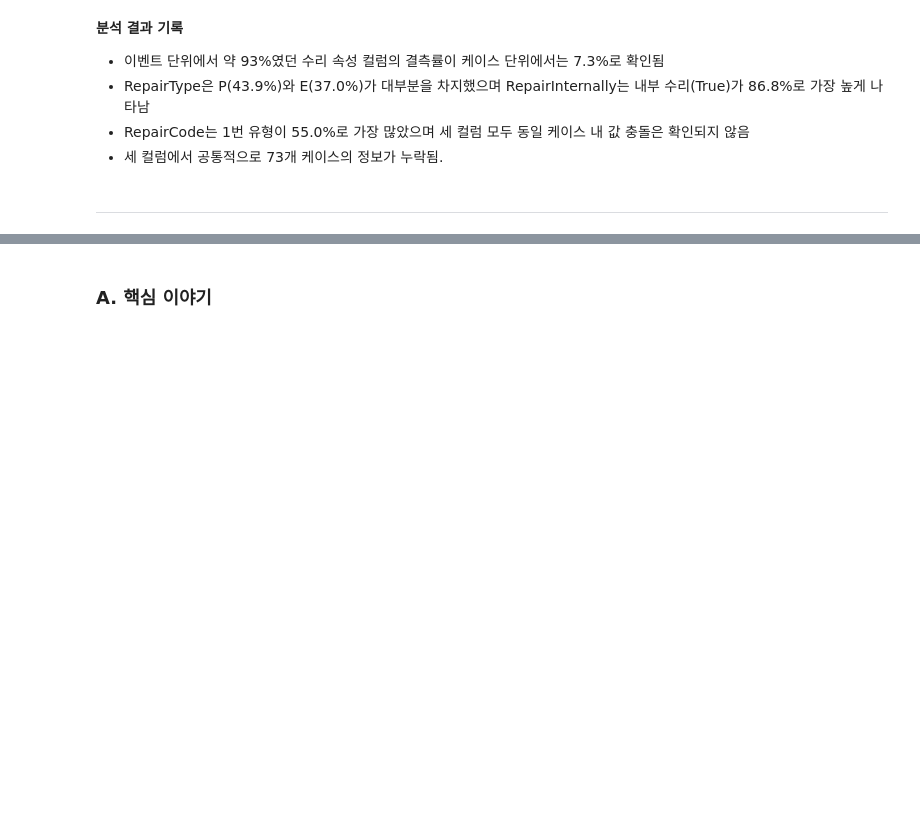
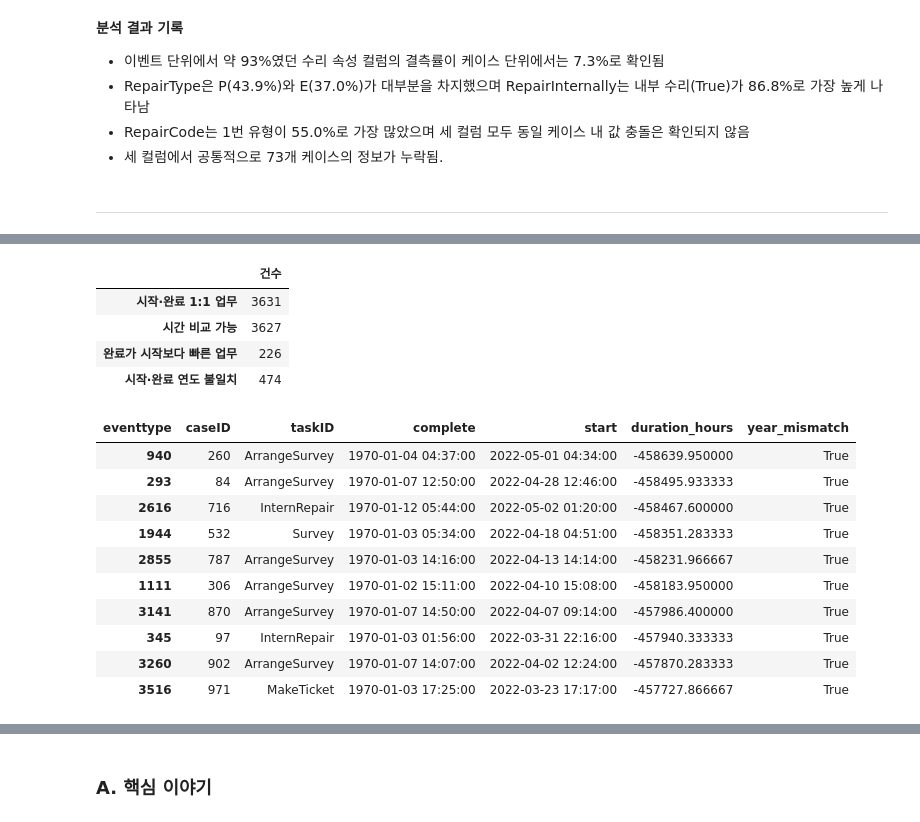
Before and after one commit to roh-git/DA_Assignment, a Jupyter notebook: repair2_분석.ipynb, the cells around one changed output, grey strips where cells are left out. Cells and saved outputs as stored; diff of their text form; code cells hidden in the pictures; blank space fills up the shorter version.

```diff
--- a/repair2_분석.ipynb
+++ b/repair2_분석.ipynb
@@ -1135,0 +887,41 @@ PPT는 코드 작성 순서가 아니라 **질문에 답하는 순서**로 구
+# %%
+# 시간 정합성 요약
+summary = pd.DataFrame({
+    '건수': [
+        len(pairs),
+        pairs['duration_hours'].notna().sum(),
+        (pairs['duration_hours'] < 0).sum(),
+        pairs['year_mismatch'].sum()
+    ]
+}, index=[
+    '시작·완료 1:1 업무',
+    '시간 비교 가능',
+    '완료가 시작보다 빠른 업무',
+    '시작·완료 연도 불일치'
+])
+
+display(summary)
+
+# 시간이 역전된 업무 사례
+display(
+    pairs[pairs['duration_hours'] < 0]
+    .sort_values('duration_hours')
+    .head(10)
+)
+# %% [output]
+|  | 건수 |
+| 시작·완료 1:1 업무 | 3631 |
+| 시간 비교 가능 | 3627 |
+| 완료가 시작보다 빠른 업무 | 226 |
+| 시작·완료 연도 불일치 | 474 |
+| eventtype | caseID | taskID | complete | start | duration_hours | year_mismatch |
+| 940 | 260 | ArrangeSurvey | 1970-01-04 04:37:00 | 2022-05-01 04:34:00 | -458639.950000 | True |
+| 293 | 84 | ArrangeSurvey | 1970-01-07 12:50:00 | 2022-04-28 12:46:00 | -458495.933333 | True |
+| 2616 | 716 | InternRepair | 1970-01-12 05:44:00 | 2022-05-02 01:20:00 | -458467.600000 | True |
+| 1944 | 532 | Survey | 1970-01-03 05:34:00 | 2022-04-18 04:51:00 | -458351.283333 | True |
+| 2855 | 787 | ArrangeSurvey | 1970-01-03 14:16:00 | 2022-04-13 14:14:00 | -458231.966667 | True |
+| 1111 | 306 | ArrangeSurvey | 1970-01-02 15:11:00 | 2022-04-10 15:08:00 | -458183.950000 | True |
+| 3141 | 870 | ArrangeSurvey | 1970-01-07 14:50:00 | 2022-04-07 09:14:00 | -457986.400000 | True |
+| 345 | 97 | InternRepair | 1970-01-03 01:56:00 | 2022-03-31 22:16:00 | -457940.333333 | True |
+| 3260 | 902 | ArrangeSurvey | 1970-01-07 14:07:00 | 2022-04-02 12:24:00 | -457870.283333 | True |
+| 3516 | 971 | MakeTicket | 1970-01-03 17:25:00 | 2022-03-23 17:17:00 | -457727.866667 | True |
```
Also changed, not shown: parts of 190 cells of this notebook.
